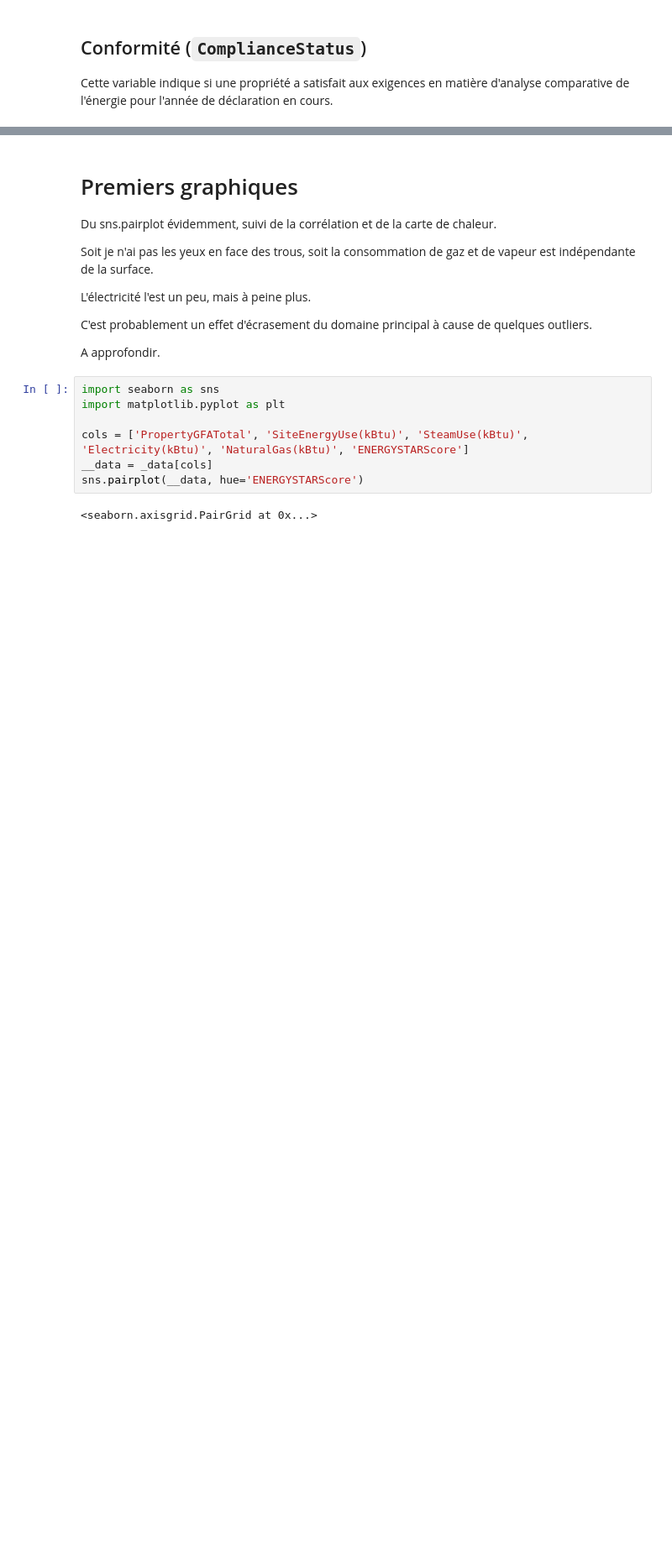
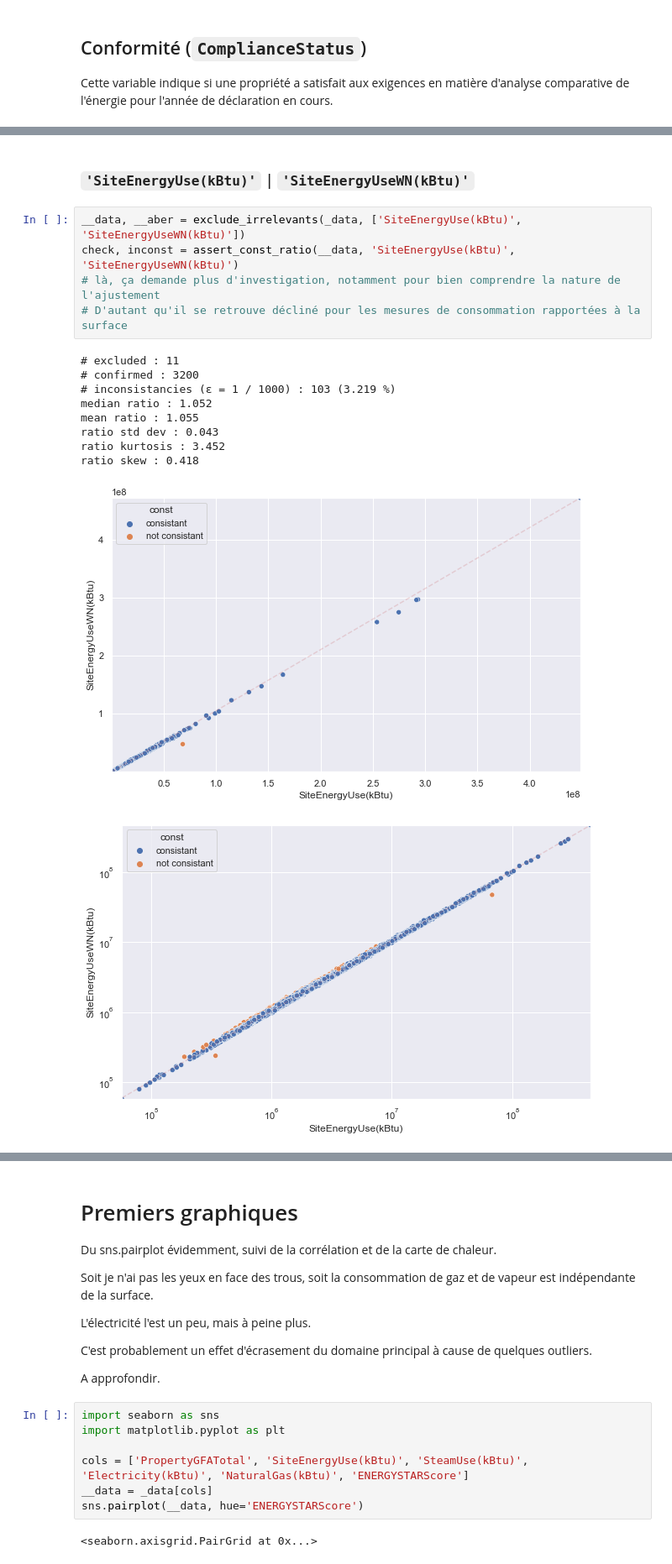
Before and after one commit to Franck-PepperLabs/pepper_carbon-neutral_seattle, a Jupyter notebook: jupyter/scratchpad.ipynb, the cells around one changed output, grey strips where cells are left out. Shown at 84% size. Saved outputs shown, nothing was run; the diff lists cells and outputs as text; blank space fills up the shorter version.

```diff
--- a/jupyter/scratchpad.ipynb
+++ b/jupyter/scratchpad.ipynb
@@ -526,0 +613,18 @@ median ratio : 0.999
+# %% [markdown]
+### `'SiteEnergyUse(kBtu)'` | `'SiteEnergyUseWN(kBtu)'`
+# %%
+__data, __aber = exclude_irrelevants(_data, ['SiteEnergyUse(kBtu)', 'SiteEnergyUseWN(kBtu)'])
+check, inconst = assert_const_ratio(__data, 'SiteEnergyUse(kBtu)', 'SiteEnergyUseWN(kBtu)')
+# là, ça demande plus d'investigation, notamment pour bien comprendre la nature de l'ajustement
+# D'autant qu'il se retrouve décliné pour les mesures de consommation rapportées à la surface
+# %% [output]
+# excluded : 11
+# confirmed : 3200
+# inconsistancies (ε = 1 / 1000) : 103 (3.219 %)
+median ratio : 1.052
+mean ratio : 1.055
+ratio std dev : 0.043
+ratio kurtosis : 3.452
+ratio skew : 0.418
+[figure, added]
+[figure, added]
```
Also changed, not shown: parts of 103 cells of this notebook.
